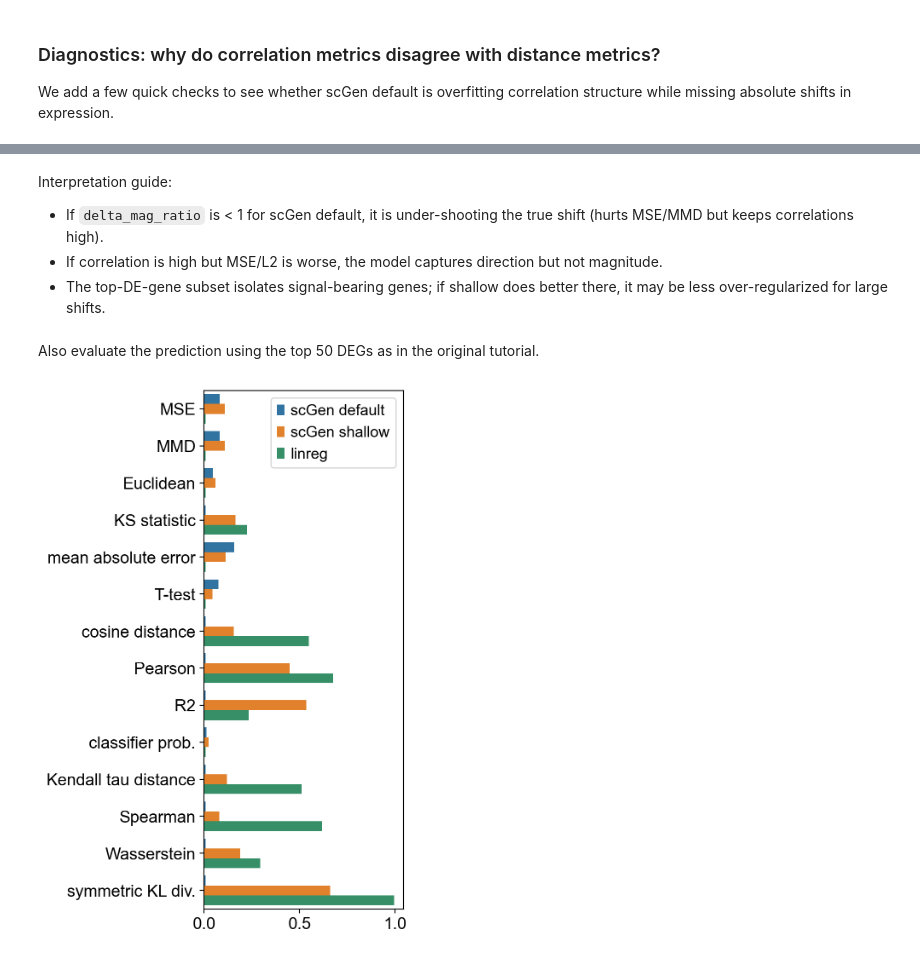
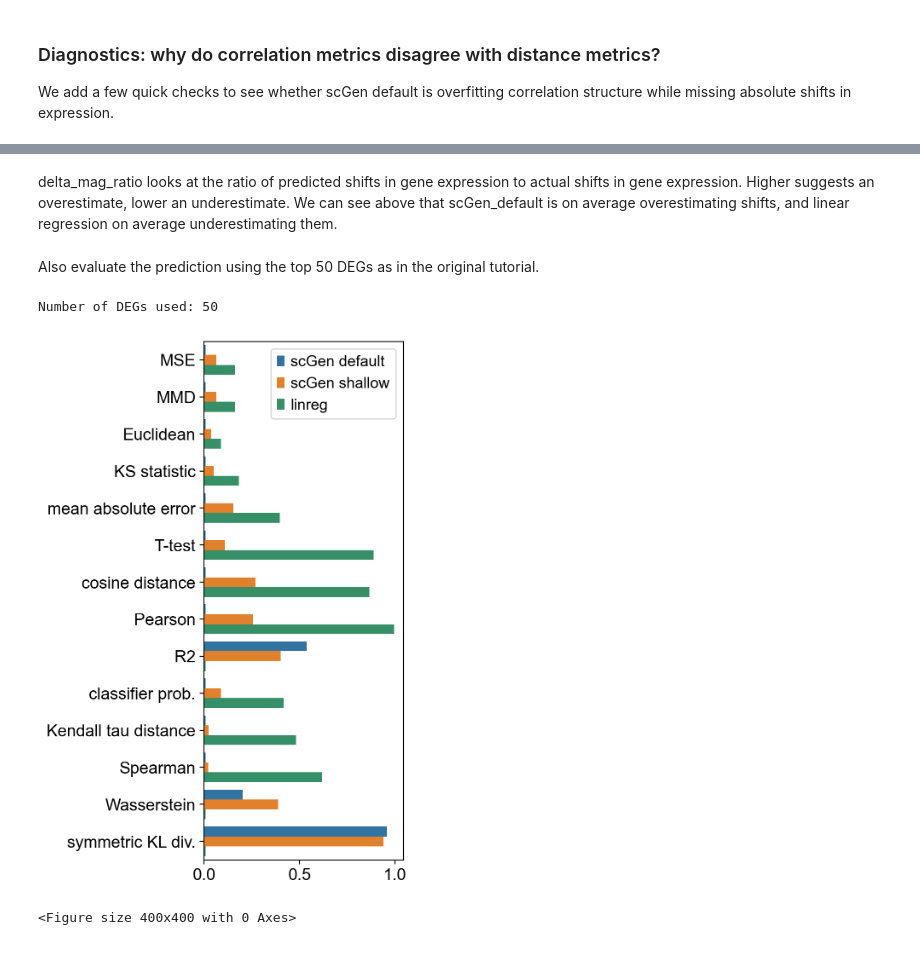
Before and after one commit to theislab/perturbation-metrics, a Jupyter notebook: example_notebooks/example_evaluate_model.ipynb, the cells around one changed output, grey strips where cells are left out. Cells and saved outputs as stored; diff of their text form; code cells hidden in the pictures.

```diff
--- a/example_notebooks/example_evaluate_model.ipynb
+++ b/example_notebooks/example_evaluate_model.ipynb
@@ -338,30 +312,70 @@ pd.DataFrame(sub_perf).T
-# %% [markdown]
-Interpretation guide:
-
-- If `delta_mag_ratio` is \< 1 for scGen default, it is under-shooting the true shift (hurts MSE/MMD but keeps correlations high).
-- If correlation is high but MSE/L2 is worse, the model captures direction but not magnitude.
-- The top-DE-gene subset isolates signal-bearing genes; if shallow does better there, it may be less over-regularized for large shifts.
+# %% [markdown]
+delta_mag_ratio looks at the ratio of predicted shifts in gene expression to actual shifts in gene expression. Higher suggests an overestimate, lower an underestimate. We can see above that scGen_default is on average overestimating shifts, and linear regression on average underestimating them.
 # %% [markdown]
 Also evaluate the prediction using the top 50 DEGs as in the original tutorial.
 # %%
-CD4T = adata[adata.obs.cell_type == 'CD4 T cells']
-sc.tl.rank_genes_groups(CD4T, groupby="label", method="wilcoxon")
-diff_genes = CD4T.uns["rank_genes_groups"]["names"]["stim"]
+CD4T = adata[adata.obs.cell_type == 'CD4 T cells'].copy()
+sc.tl.rank_genes_groups(
+    CD4T,
+    groupby='label',
+    groups=['stim'],
+    reference='ctrl',
+    method='wilcoxon',
+    pts=True,
+)
+
+# Standard DEG filter: adjusted p-value + effect size threshold.
+# Uses names from stim vs ctrl in CD4 T cells.
+rg = CD4T.uns['rank_genes_groups']
+names = np.array(rg['names']['stim'])
+logfc = np.array(rg['logfoldchanges']['stim'])
+padj = np.array(rg['pvals_adj']['stim'])
+
+keep = np.isfinite(logfc) & np.isfinite(padj) & (padj < 0.05) & (np.abs(logfc) > 0.5)
+diff_genes = names[keep].tolist()
+
+# Fallback for strict datasets: keep a ranked top set so downstream eval is stable.
+if len(diff_genes) < 30:
+    ranked = names[np.argsort(padj)]
+    diff_genes = ranked[:50].tolist()
+
+print(f'Number of DEGs used: {len(diff_genes)}')
+# %% [output]
+Number of DEGs used: 50
 # %%
 dfs = []
+missing_metrics = []
 for k, model_pred in preds.items():
     perf_dict = {}
     for metric in tqdm.tqdm(metrics):
-        met = pt.tl.Distance(metric=metric, layer_key='lognorm')
-        # take distance from real to predicted
         try:
-            perf_dict[metric] = met.onesided_distances(model_pred[:, diff_genes[:10]], 'label', selected_group='stim', show_progressbar=False, n_jobs=-1)
-        except:
+            met = pt.tl.Distance(metric=metric, layer_key='lognorm')
+        except ValueError:
+            missing_metrics.append(metric)
+            continue
+        # take distance from real to predicted on DEG-restricted genes
+        try:
+            perf_dict[metric] = met.onesided_distances(
+                model_pred[:, diff_genes],
+                'label',
+                selected_group='stim',
+                show_progressbar=False,
+                n_jobs=-1,
+            )
+        except Exception:
             pass
     dfs.append(pd.DataFrame.from_dict(perf_dict, orient='index').add_suffix(f'_{k}'))
+
 deg_perf_df = pd.concat(dfs, axis=1)
 deg_perf_df = deg_perf_df[[c for c in deg_perf_df.columns if 'pred' in c]]
+
+if missing_metrics:
+    seen = set()
+    unique_missing = [m for m in missing_metrics if not (m in seen or seen.add(m))]
+    print('Skipped unsupported metrics:', ', '.join(unique_missing))
 # %%
-plot(deg_perf_df)
+plot(deg_perf_df, ['pred_scGen_default', 'pred_scGen_shallow', 'pred_linreg'])
+plt.savefig('pred_scGen_comparison_DEGs.svg', format='svg')
 # %% [output]
-[figure, old version]
+[figure, new version]
+<Figure size 400x400 with 0 Axes>
```
Also changed, not shown: parts of 9 cells of this notebook, 2 other files.
